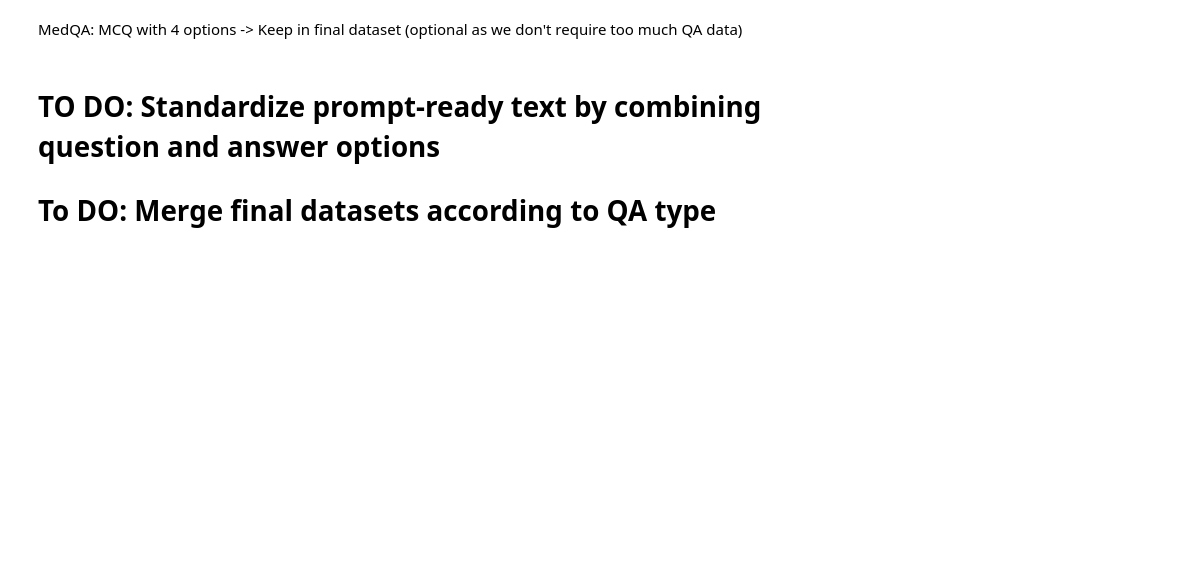
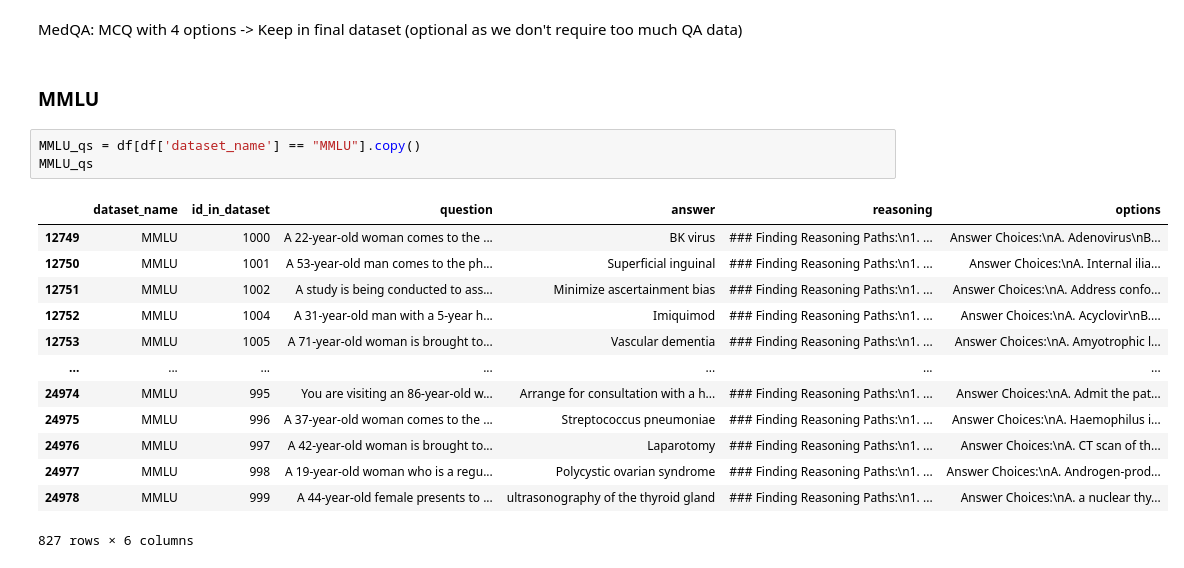
Before and after one commit to jChong02/sjsu-data298, a Jupyter notebook: eda_and_preprocessing.ipynb, the cells around one changed output. Saved outputs shown, nothing was run; the diff lists cells and outputs as text; blank space fills up the shorter version.

```diff
--- a/eda_and_preprocessing.ipynb
+++ b/eda_and_preprocessing.ipynb
@@ -756,6 +740,22 @@ Answer Label Fuzzy: D
 medqa_qs['answer_label'] = medqa_qs['answer_label_fuzzy']
 # %% [markdown]
 MedQA: MCQ with 4 options -> Keep in final dataset (optional as we don't require too much QA data)
-# %% [markdown]
-# TO DO: Standardize prompt-ready text by combining question and answer options
-# To DO: Merge final datasets according to QA type
+# %% [markdown]
+### MMLU
+# %%
+MMLU_qs = df[df['dataset_name'] == "MMLU"].copy()
+MMLU_qs
+# %% [output]
+|  | dataset_name | id_in_dataset | question | answer | reasoning | options |
+| 12749 | MMLU | 1000 | A 22-year-old woman comes to the ... | BK virus | ### Finding Reasoning Paths:\n1. ... | Answer Choices:\nA. Adenovirus\nB... |
+| 12750 | MMLU | 1001 | A 53-year-old man comes to the ph... | Superficial inguinal | ### Finding Reasoning Paths:\n1. ... | Answer Choices:\nA. Internal ilia... |
+| 12751 | MMLU | 1002 | A study is being conducted to ass... | Minimize ascertainment bias | ### Finding Reasoning Paths:\n1. ... | Answer Choices:\nA. Address confo... |
+| 12752 | MMLU | 1004 | A 31-year-old man with a 5-year h... | Imiquimod | ### Finding Reasoning Paths:\n1. ... | Answer Choices:\nA. Acyclovir\nB.... |
+| 12753 | MMLU | 1005 | A 71-year-old woman is brought to... | Vascular dementia | ### Finding Reasoning Paths:\n1. ... | Answer Choices:\nA. Amyotrophic l... |
+| ... | ... | ... | ... | ... | ... | ... |
+| 24974 | MMLU | 995 | You are visiting an 86-year-old w... | Arrange for consultation with a h... | ### Finding Reasoning Paths:\n1. ... | Answer Choices:\nA. Admit the pat... |
+| 24975 | MMLU | 996 | A 37-year-old woman comes to the ... | Streptococcus pneumoniae | ### Finding Reasoning Paths:\n1. ... | Answer Choices:\nA. Haemophilus i... |
+| 24976 | MMLU | 997 | A 42-year-old woman is brought to... | Laparotomy | ### Finding Reasoning Paths:\n1. ... | Answer Choices:\nA. CT scan of th... |
+| 24977 | MMLU | 998 | A 19-year-old woman who is a regu... | Polycystic ovarian syndrome | ### Finding Reasoning Paths:\n1. ... | Answer Choices:\nA. Androgen-prod... |
+| 24978 | MMLU | 999 | A 44-year-old female presents to ... | ultrasonography of the thyroid gland | ### Finding Reasoning Paths:\n1. ... | Answer Choices:\nA. a nuclear thy... |
+827 rows × 6 columns
```
Also changed, not shown: parts of 51 cells of this notebook, 1 other file.
